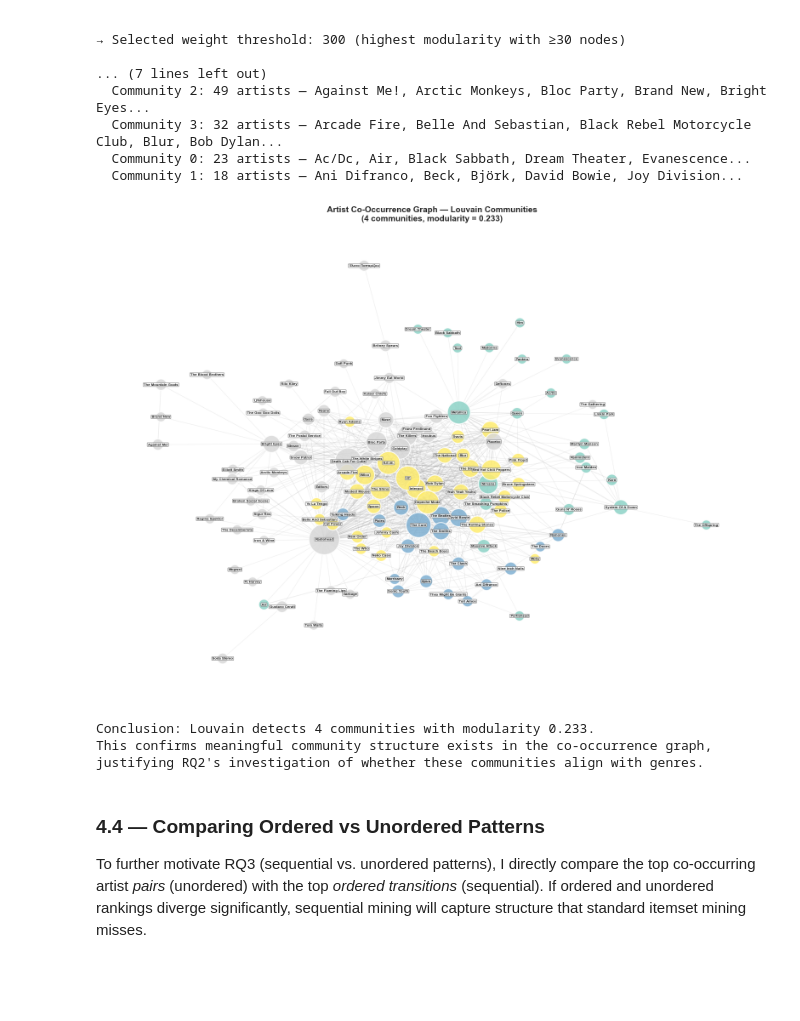
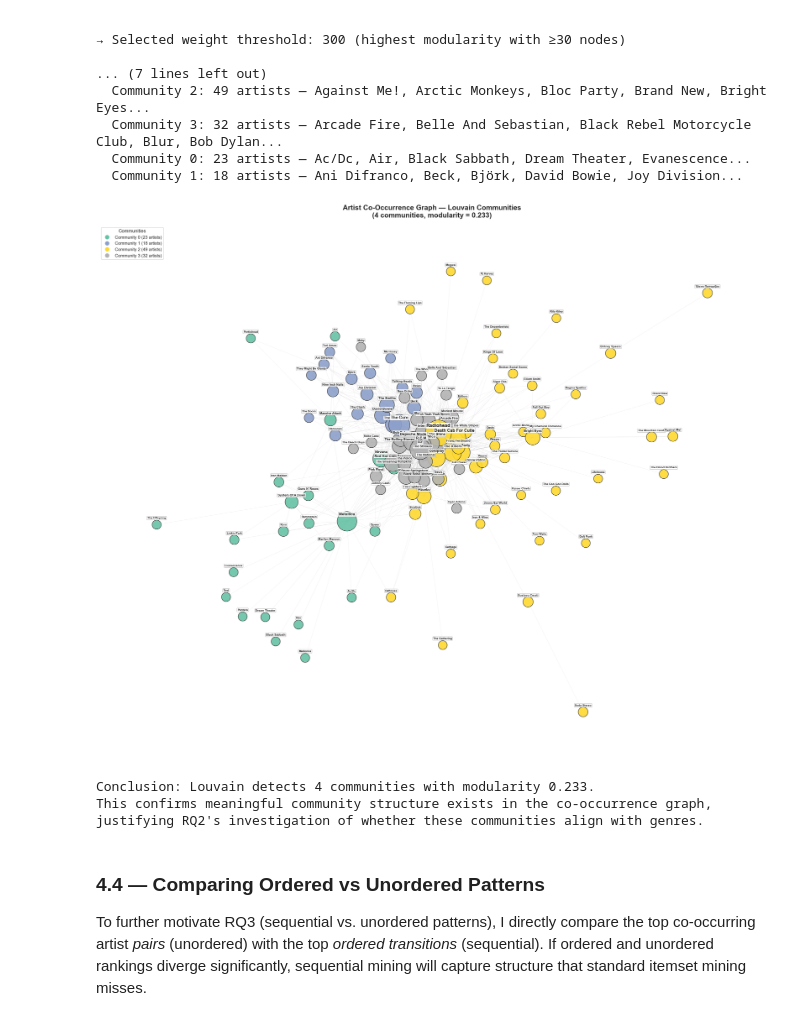
Before and after one commit to bmr-ramos/CSCE676-MusicMining, a Jupyter notebook: Checkpoint 2/CSCE676_Checkpoint2_RQ.ipynb, the cells around one changed output. Cells and saved outputs as stored; diff of their text form; code cells hidden in the pictures; blank space fills up the shorter version.

```diff
--- a/Checkpoint 2/CSCE676_Checkpoint2_RQ.ipynb
+++ b/Checkpoint 2/CSCE676_Checkpoint2_RQ.ipynb
@@ -496,55 +496,77 @@ Weight threshold sweep:
 # %%
 # ============================================================
 # VISUALIZE: Community structure in the co-occurrence graph
+# Large figure with spring layout for better spacing.
 # ============================================================
 
 if G.number_of_nodes() >= 10:
-    fig, ax = plt.subplots(figsize=(16, 12))
-    pos = nx.kamada_kawai_layout(G, weight='weight')
+    fig, ax = plt.subplots(figsize=(24, 20))
+
+    # Spring layout with higher k (repulsion) for more spacing
+    pos = nx.spring_layout(G, k=2.5 / np.sqrt(G.number_of_nodes()),
+                           iterations=100, seed=42, weight='weight')
 
     # Color nodes by community
-    community_colors = [partition[node] for node in G.nodes()]
-    cmap = plt.cm.Set3 if n_communities <= 12 else plt.cm.tab20
+    cmap = plt.cm.Set2 if n_communities <= 8 else plt.cm.tab20
+    community_color_map = {node: partition[node] for node in G.nodes()}
+    node_colors = [community_color_map[n] for n in G.nodes()]
 
-    # Node sizes by PageRank
+    # Node sizes by PageRank (larger range for visual prominence)
     pagerank = nx.pagerank(G, weight='weight')
     max_pr = max(pagerank.values())
-    node_sizes = [200 + 2500 * (pagerank[n] / max_pr) for n in G.nodes()]
+    node_sizes = [400 + 4000 * (pagerank[n] / max_pr) for n in G.nodes()]
 
-    # Draw edges
+    # Draw edges — thin and subtle
     edge_weights = [G[u][v]['weight'] for u, v in G.edges()]
     max_w = max(edge_weights) if edge_weights else 1
-    edge_widths = [0.2 + 2.0 * (w / max_w) for w in edge_weights]
-    nx.draw_networkx_edges(G, pos, width=edge_widths, alpha=0.15,
-                           edge_color='#888888', ax=ax)
+    edge_widths = [0.3 + 2.5 * (w / max_w) for w in edge_weights]
+    nx.draw_networkx_edges(G, pos, width=edge_widths, alpha=0.10,
+                           edge_color='#999999', ax=ax)
 
-    # Draw nodes
+    # Draw nodes with stronger outlines
     nx.draw_networkx_nodes(G, pos, node_size=node_sizes,
-                           node_color=community_colors, cmap=cmap,
-                           alpha=0.85, edgecolors='white', linewidths=1.5, ax=ax)
+                           node_color=node_colors, cmap=cmap,
+                           alpha=0.90, edgecolors='#333333',
+                           linewidths=1.2, ax=ax)
 
-    # Labels
+    # Labels — offset slightly above each node for clarity
     for node, (x, y) in pos.items():
-        ax.text(x, y, node, fontsize=6, fontweight='bold',
-                ha='center', va='center',
-                bbox=dict(boxstyle='round,pad=0.15', facecolor='white',
-                          edgecolor='gray', alpha=0.8))
+        fs = 7 + 5 * (pagerank[node] / max_pr)  # scale font by importance
+        ax.text(x, y + 0.018, node, fontsize=fs, fontweight='bold',
+                ha='center', va='bottom',
+                bbox=dict(boxstyle='round,pad=0.2', facecolor='white',
+                          edgecolor='gray', alpha=0.85, linewidth=0.5))
+
+    # Legend for communities
+    from matplotlib.lines import Line2D
+    unique_comms = sorted(set(partition.values()))
+    norm = plt.Normalize(vmin=min(unique_comms), vmax=max(unique_comms))
+    legend_handles = []
+    for c in unique_comms:
+        color = cmap(norm(c))
+        count = sum(1 for v in partition.values() if v == c)
+        legend_handles.append(
+            Line2D([0], [0], marker='o', color='w', markerfacecolor=color,
+                   markersize=12, label=f'Community {c} ({count} artists)')
+        )
+    ax.legend(handles=legend_handles, loc='upper left', fontsize=11,
+              framealpha=0.9, title='Communities', title_fontsize=12)
 
     ax.set_title(f'Artist Co-Occurrence Graph — Louvain Communities\n'
                  f'({n_communities} communities, modularity = {modularity:.3f})',
-                 fontsize=14, fontweight='bold')
+                 fontsize=18, fontweight='bold', pad=20)
     ax.axis('off')
     plt.tight_layout()
-    plt.savefig('figures/fig_community_detection_preview.png', dpi=150, bbox_inches='tight')
+    plt.savefig('figures/fig_community_detection_preview.png', dpi=200, bbox_inches='tight')
     plt.show()
 
     print(f"Conclusion: Louvain detects {n_communities} communities with modularity {modularity:.3f}.")
     print(f"This confirms meaningful community structure exists in the co-occurrence graph,")
     print(f"justifying RQ2's investigation of whether these communities align with genres.")
 else:
     print("Graph too small for meaningful community visualization.")
 # %% [output]
-[figure, old version]
+[figure, new version]
 Conclusion: Louvain detects 4 communities with modularity 0.233.
 This confirms meaningful community structure exists in the co-occurrence graph,
 justifying RQ2's investigation of whether these communities align with genres.
```
